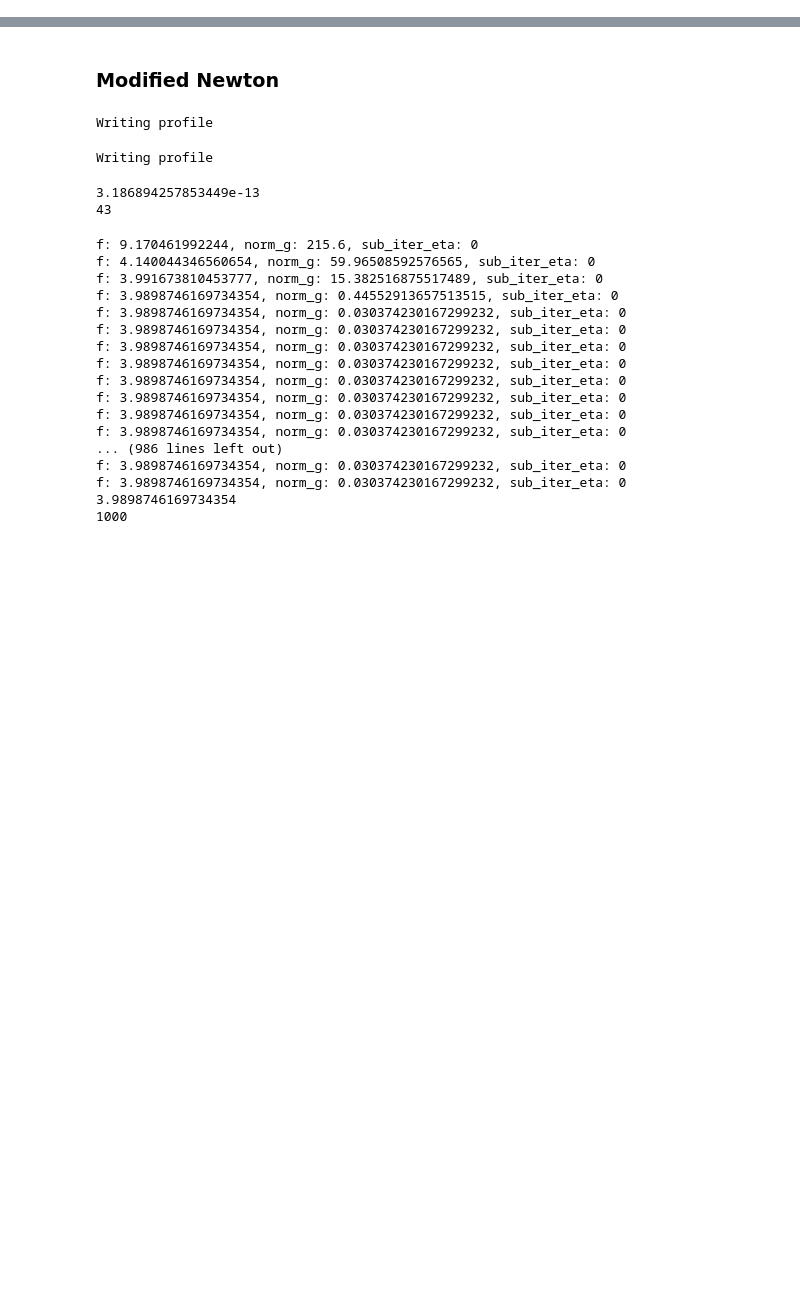
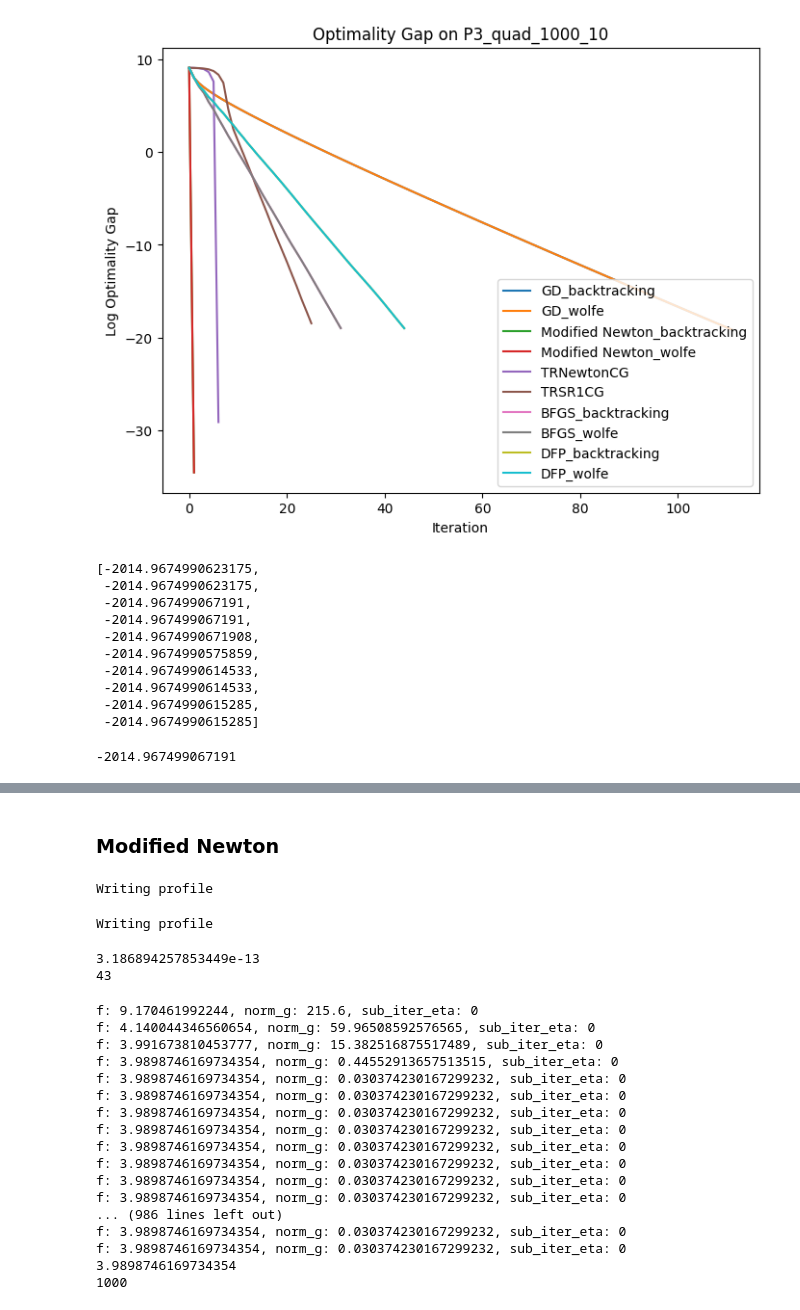
Before and after one commit to YuweiHu17/IOE_511, a Jupyter notebook: hk_script.ipynb, the cells around one changed output, grey strips where cells are left out. Saved outputs shown, nothing was run; the diff lists cells and outputs as text; code cells hidden in the pictures; blank space fills up the shorter version.

```diff
--- a/hk_script.ipynb
+++ b/hk_script.ipynb
@@ -8,0 +108,38 @@ from performance_profile import *
+# %%
+np.random.seed(0)
+x0_2 = 20*np.random.rand(1000,1)-10
+#np.random.seed(0)
+# Generate random data
+#q = np.random.normal(size=(1000,1))
+#mat = scipy.io.loadmat('quad_1000_10_Q.mat')
+#Q = mat['Q']
+#Q = Q.toarray()
+#f_star = functions.quad_1000_10_func(np.linalg.solve(-Q,q))
+problem3 = Problem('P3_quad_1000_10', x0=x0_2,
+                   compute_f=functions.quad_1000_10_func, compute_g=functions.quad_1000_10_grad, compute_H=functions.quad_1000_10_Hess)
+plot_OptimalityGap(problem3, None)
+# %% [output]
+[figure, added]
+[-2014.9674990623175,
+ -2014.9674990623175,
+ -2014.967499067191,
+ -2014.967499067191,
+ -2014.9674990671908,
+ -2014.9674990575859,
+ -2014.9674990614533,
+ -2014.9674990614533,
+ -2014.9674990615285,
+ -2014.9674990615285]
+# %%
+min([-2014.9674990623175,
+ -2014.9674990623175,
+ -2014.967499067191,
+ -2014.967499067191,
+ -2014.9674990671908,
+ -2014.9674990575859,
+ -2014.9674990614533,
+ -2014.9674990614533,
+ -2014.9674990615285,
+ -2014.9674990615285])
+# %% [output]
+-2014.967499067191
```
Also changed, not shown: parts of 32 cells of this notebook, 1 other file.
